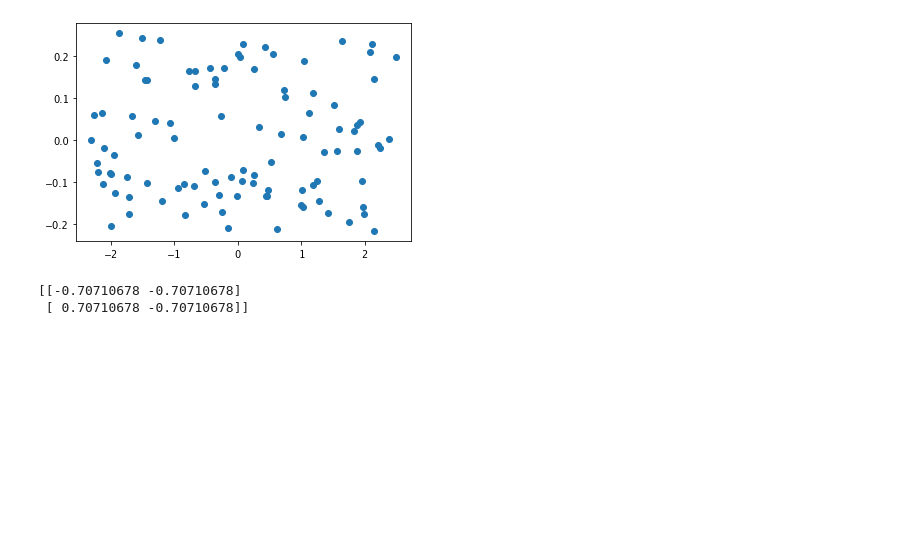
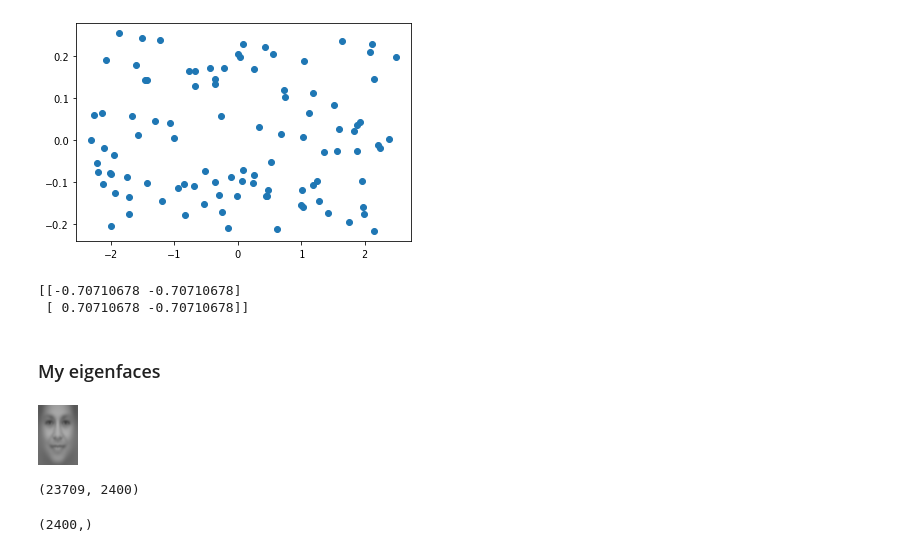
Before and after one commit to ymohamedahmed/blog-posts, a Jupyter notebook: pca/pca.ipynb, the cells around one changed output. Saved outputs shown, nothing was run; the diff lists cells and outputs as text; code cells hidden in the pictures; blank space fills up the shorter version.

```diff
--- a/pca/pca.ipynb
+++ b/pca/pca.ipynb
@@ -77,3 +82,28 @@ print(D_prime)
 # %% [output]
 [[-0.70710678 -0.70710678]
  [ 0.70710678 -0.70710678]]
+# %% [markdown]
+### My eigenfaces
+# %%
+from PIL import Image
+import glob
+dims = (40,60)
+images = [Image.open(n).convert("L").resize((dims[0], dims[1])) for n in glob.glob('photos/utkcropped/*.jpg')]
+imag_arr = np.zeros(shape=(len(images), dims[0]*dims[1]))
+for i in range(len(images)):
+    imag_arr[i, :] = np.array(images[i]).reshape(1, dims[0]*dims[1])
+# for i in range(1,5):
+
+#     X[i, :] = np.array().reshape(1, dims[0]*dims[1]))
+# %%
+Image.fromarray(np.uint8(np.mean(imag_arr, axis=0)).reshape(dims[1], dims[0]))
+# %% [output]
+[figure, added]
+# %%
+imag_arr.shape
+# %% [output]
+(23709, 2400)
+# %%
+np.mean(imag_arr, axis=0).shape
+# %% [output]
+(2400,)
```
Also changed, not shown: parts of 22 cells of this notebook, 1 other file.
